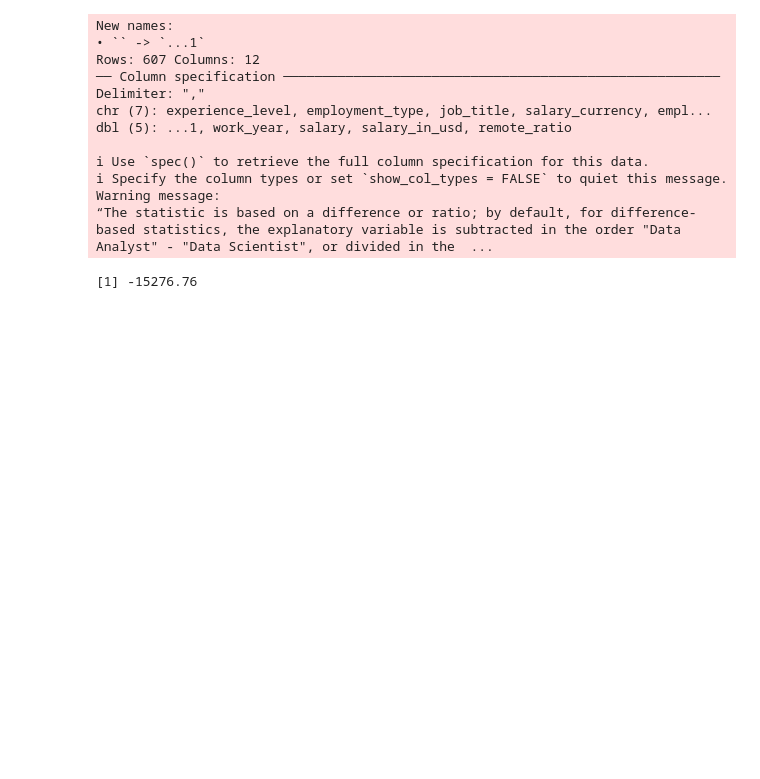
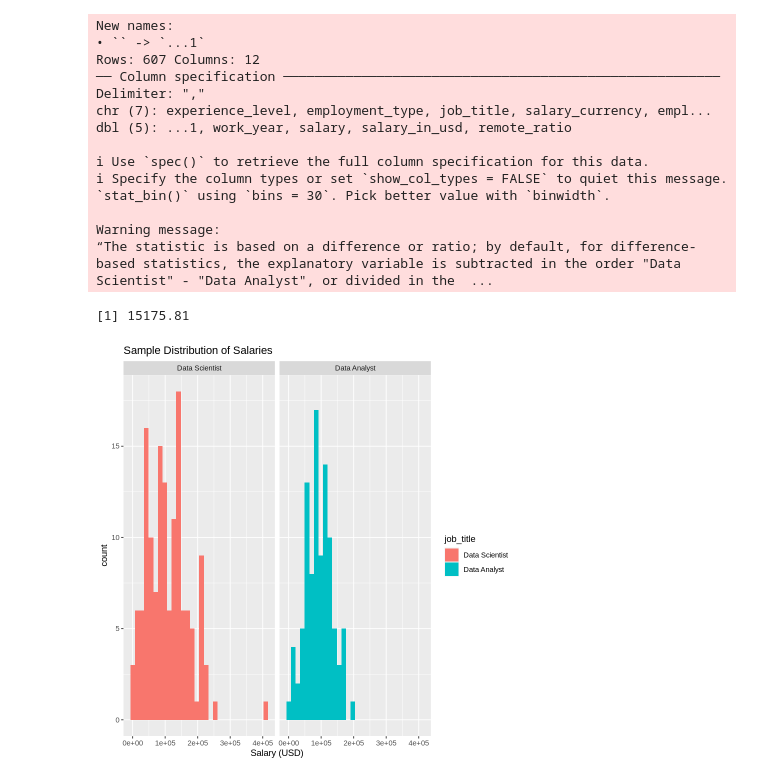
Before and after one commit to aaryan-rampal/stat-201-project, a Jupyter notebook: proposal.ipynb, the cells around one changed output. Saved outputs shown, nothing was run; the diff lists cells and outputs as text; code cells hidden in the pictures; blank space fills up the shorter version.

```diff
--- a/proposal.ipynb
+++ b/proposal.ipynb
@@ -52,36 +35,56 @@ data <- read_csv("data//ds_salaries.csv")
 
 data <- data |>
     mutate(id = ...1) |>
     select(-...1) |>
-    filter(!is.na(salary_in_usd), job_title == "Data Analyst" | job_title == "Data Scientist")
+    filter(!is.na(salary_in_usd),
+           # SHOULD WE KEEP CA?
+           #employee_residence == "CA" &
+           job_title == "Data Analyst" | job_title == "Data Scientist") |>
+    mutate(job_title = as_factor(job_title))
+
+
+# data
+
+
+sample_dist <- data |>
+    ggplot(aes(x = salary_in_usd, fill = job_title)) +
+    geom_histogram() +
+    facet_wrap(~ job_title) +
+    ggtitle("Sample Distribution of Salaries") +
+    xlab("Salary (USD)")
+
+sample_dist
 
 # generate bootstrap samples and find difference in means
 
 samp_dist <- data |>
   specify(formula = salary_in_usd ~ job_title) %>%
   # hypothesize(null = "independence") %>%
   generate(reps = 1000, type = "bootstrap") %>%
   calculate(stat = "diff in means")
 
 # the testing value
 
 obs_test_data <- mean(samp_dist$stat)
 
 obs_test_data
 # %% [output]
 New names:
 • `` -> `...1`
 Rows: 607 Columns: 12
 ── Column specification ────────────────────────────────────────────────────────
 Delimiter: ","
 chr (7): experience_level, employment_type, job_title, salary_currency, empl...
 dbl (5): ...1, work_year, salary, salary_in_usd, remote_ratio
 
 ℹ Use `spec()` to retrieve the full column specification for this data.
 ℹ Specify the column types or set `show_col_types = FALSE` to quiet this message.
+`stat_bin()` using `bins = 30`. Pick better value with `binwidth`.
+
 Warning message:
-“The statistic is based on a difference or ratio; by default, for difference-based statistics, the explanatory variable is subtracted in the order "Data Analyst" - "Data Scientist", or divided in the  ...
+“The statistic is based on a difference or ratio; by default, for difference-based statistics, the explanatory variable is subtracted in the order "Data Scientist" - "Data Analyst", or divided in the  ...
-[1] -15276.76
+[1] 15175.81
+[figure, added]
 # %%
 # shift sample distribution to make it a null distribution
 null_dist <- samp_dist |>
```
Also changed, not shown: parts of 7 cells of this notebook.
